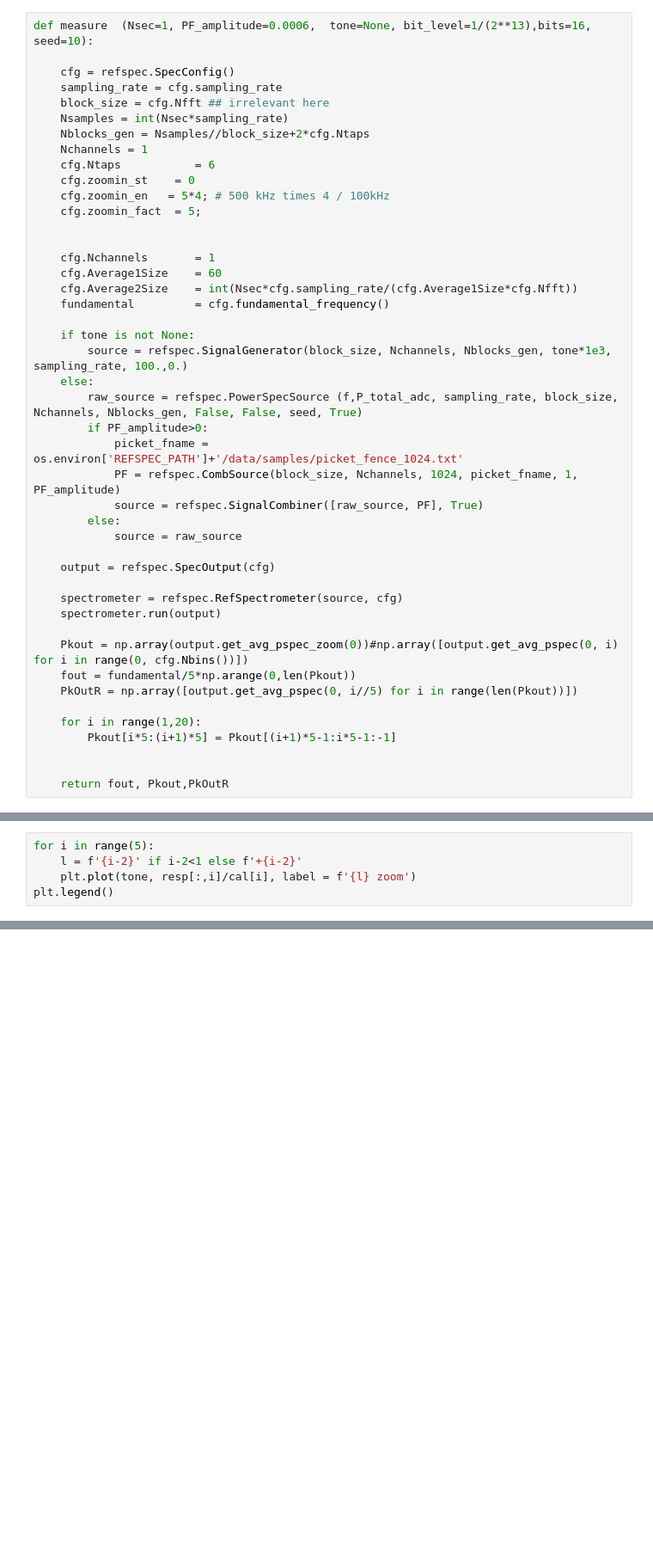
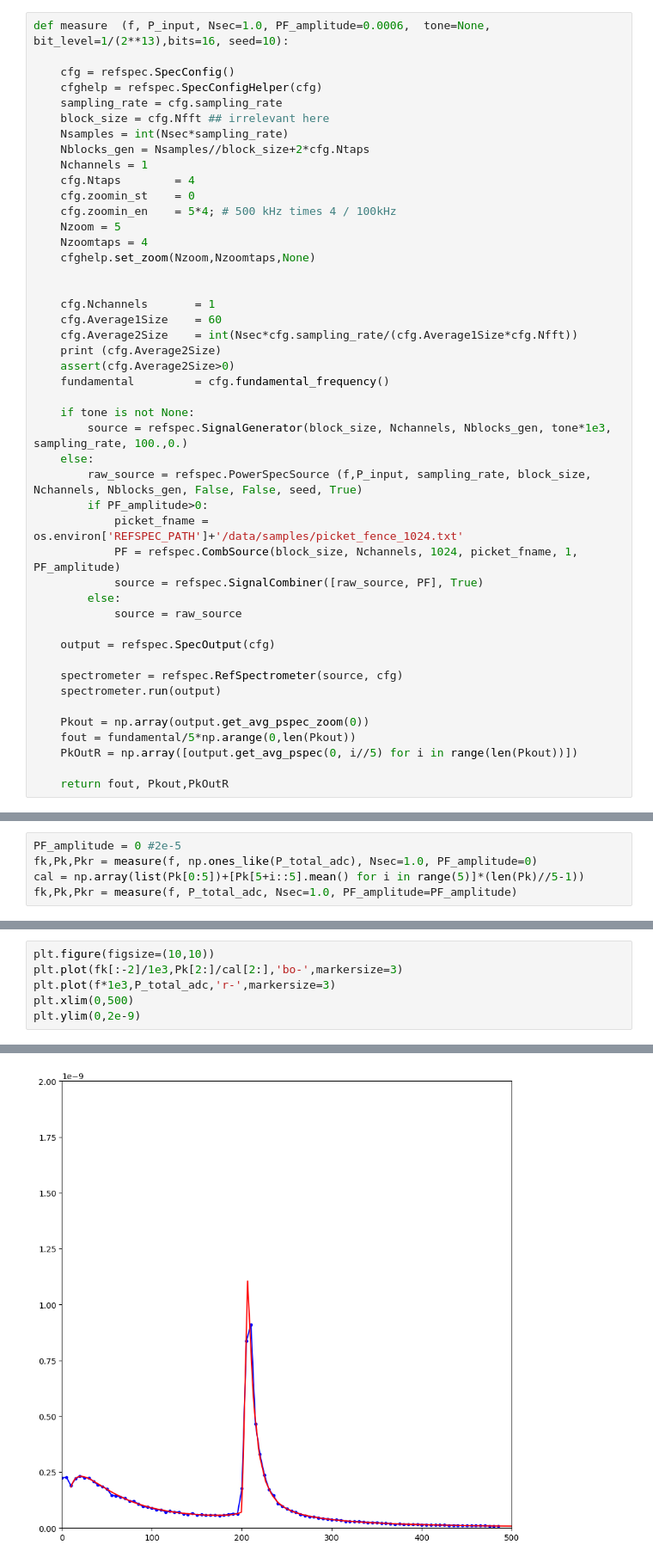
Before and after one commit to lusee-night/notebooks, a Jupyter notebook: low_frequency/zoom5_result.ipynb, the cells around one changed output, grey strips where cells are left out. Shown at 86% size. Drawn from its saved outputs; the diff is of its cells as text; blank space fills up the shorter version.

```diff
--- a/low_frequency/zoom5_result.ipynb
+++ b/low_frequency/zoom5_result.ipynb
@@ -38,29 +38,34 @@ P_plasma_adc = P_plasma_jfet * gain
 P_noise_adc = T.noise(f) * gain * 2 # a factor of 2 due to two amplifiers
 P_total_adc = P_sky_adc + P_plasma_adc + P_noise_adc
 # %%
-def measure  (Nsec=1, PF_amplitude=0.0006,  tone=None, bit_level=1/(2**13),bits=16, seed=10):
+def measure  (f, P_input, Nsec=1.0, PF_amplitude=0.0006,  tone=None, bit_level=1/(2**13),bits=16, seed=10):
 
     cfg = refspec.SpecConfig()
+    cfghelp = refspec.SpecConfigHelper(cfg)
     sampling_rate = cfg.sampling_rate
     block_size = cfg.Nfft ## irrelevant here
     Nsamples = int(Nsec*sampling_rate)
     Nblocks_gen = Nsamples//block_size+2*cfg.Ntaps
     Nchannels = 1
-    cfg.Ntaps           = 6
+    cfg.Ntaps        = 4
     cfg.zoomin_st    = 0
-    cfg.zoomin_en   = 5*4; # 500 kHz times 4 / 100kHz
-    cfg.zoomin_fact  = 5;
+    cfg.zoomin_en    = 5*4; # 500 kHz times 4 / 100kHz
+    Nzoom = 5
+    Nzoomtaps = 4
+    cfghelp.set_zoom(Nzoom,Nzoomtaps,None)
 
 
     cfg.Nchannels       = 1
     cfg.Average1Size    = 60
     cfg.Average2Size    = int(Nsec*cfg.sampling_rate/(cfg.Average1Size*cfg.Nfft))
+    print (cfg.Average2Size)
+    assert(cfg.Average2Size>0)
     fundamental         = cfg.fundamental_frequency()
 
     if tone is not None:
         source = refspec.SignalGenerator(block_size, Nchannels, Nblocks_gen, tone*1e3, sampling_rate, 100.,0.)
     else:
-        raw_source = refspec.PowerSpecSource (f,P_total_adc, sampling_rate, block_size, Nchannels, Nblocks_gen, False, False, seed, True)
+        raw_source = refspec.PowerSpecSource (f,P_input, sampling_rate, block_size, Nchannels, Nblocks_gen, False, False, seed, True)
         if PF_amplitude>0:
             picket_fname = os.environ['REFSPEC_PATH']+'/data/samples/picket_fence_1024.txt'
             PF = refspec.CombSource(block_size, Nchannels, 1024, picket_fname, 1, PF_amplitude)
@@ -73,12 +78,8 @@ def measure  (Nsec=1, PF_amplitude=0.0006,  tone=None, bit_level=1/(2**13),bits=
     spectrometer = refspec.RefSpectrometer(source, cfg)
     spectrometer.run(output)
 
-    Pkout = np.array(output.get_avg_pspec_zoom(0))#np.array([output.get_avg_pspec(0, i) for i in range(0, cfg.Nbins())])
+    Pkout = np.array(output.get_avg_pspec_zoom(0))
     fout = fundamental/5*np.arange(0,len(Pkout))
     PkOutR = np.array([output.get_avg_pspec(0, i//5) for i in range(len(Pkout))])
 
-    for i in range(1,20):
-        Pkout[i*5:(i+1)*5] = Pkout[(i+1)*5-1:i*5-1:-1]
-
-
     return fout, Pkout,PkOutR
@@ -93,5 +85,0 @@ cal = np.sum(resp, axis=0)
-# %%
-for i in range(5):
-    l = f'{i-2}' if i-2<1 else f'+{i-2}'
-    plt.plot(tone, resp[:,i]/cal[i], label = f'{l} zoom')
-plt.legend()
@@ -104,0 +86,5 @@ array([10.71340984, 10.87275216, 10.83320515, 10.87275214, 10.71340985])
+# %%
+PF_amplitude = 0 #2e-5
+fk,Pk,Pkr = measure(f, np.ones_like(P_total_adc), Nsec=1.0, PF_amplitude=0)
+cal = np.array(list(Pk[0:5])+[Pk[5+i::5].mean() for i in range(5)]*(len(Pk)//5-1))
+fk,Pk,Pkr = measure(f, P_total_adc, Nsec=1.0, PF_amplitude=PF_amplitude)
@@ -104,0 +104,7 @@ array([10.71340984, 10.87275216, 10.83320515, 10.87275214, 10.71340985])
+# %%
+plt.figure(figsize=(10,10))
+plt.plot(fk[:-2]/1e3,Pk[2:]/cal[2:],'bo-',markersize=3)
+plt.plot(f*1e3,P_total_adc,'r-',markersize=3)
+plt.xlim(0,500)
+plt.ylim(0,2e-9)
+# %% [output]
@@ -104,0 +112 @@ array([10.71340984, 10.87275216, 10.83320515, 10.87275214, 10.71340985])
+[figure, added]
```
Also changed, not shown: parts of 5 cells of this notebook, 1 other file.
